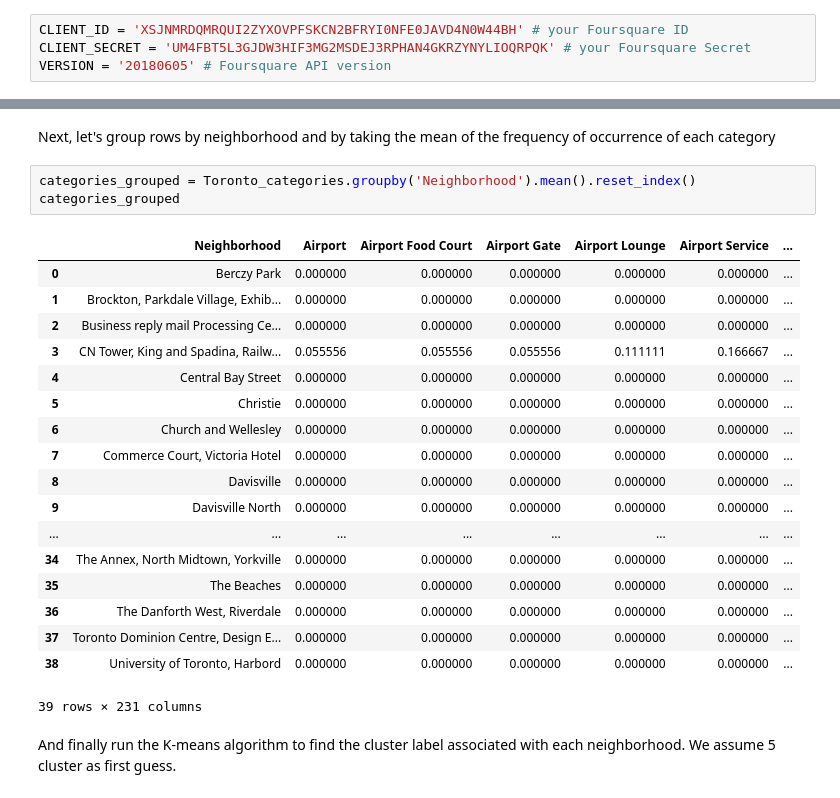
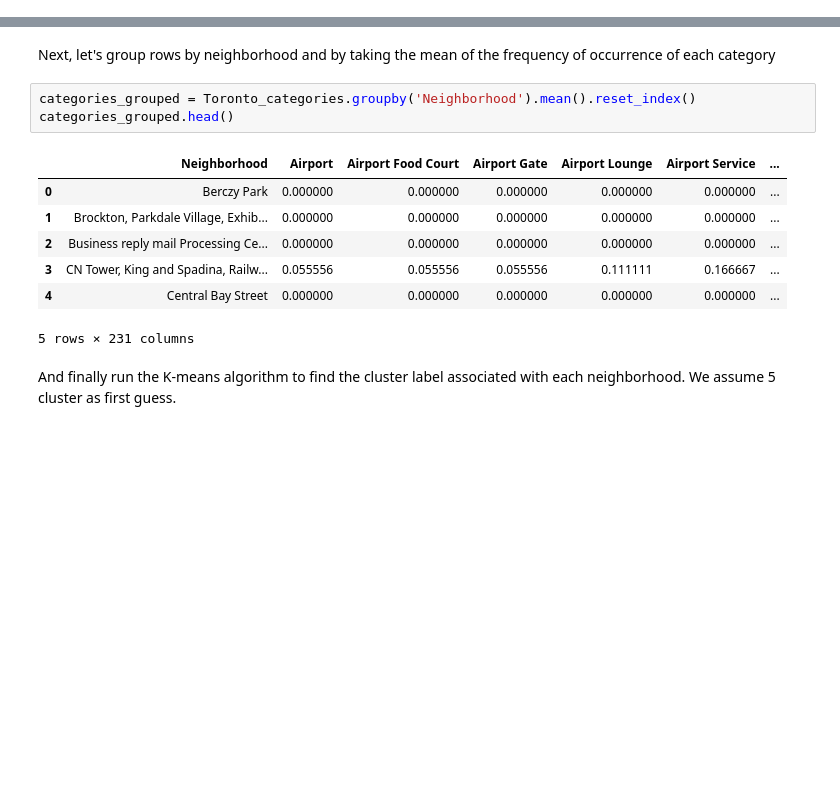
Before and after one commit to lorenzopilotti/Coursera_Capstone, a Jupyter notebook: Capstone Project Notebook.ipynb, the cells around one changed output, grey strips where cells are left out. Saved outputs shown, nothing was run; the diff lists cells and outputs as text; blank space fills up the shorter version.

```diff
--- a/Capstone Project Notebook.ipynb
+++ b/Capstone Project Notebook.ipynb
@@ -231,7 +231,3 @@ map_neighborhoods
 [interactive output not drawn]
 # %% [markdown]
 ID credentials to access the Foursquare database
-# %%
-CLIENT_ID = 'XSJNMRDQMRQUI2ZYXOVPFSKCN2BFRYI0NFE0JAVD4N0W44BH' # your Foursquare ID
-CLIENT_SECRET = 'UM4FBT5L3GJDW3HIF3MG2MSDEJ3RPHAN4GKRZYNYLIOQRPQK' # your Foursquare Secret
-VERSION = '20180605' # Foursquare API version
@@ -342,26 +340,15 @@ print(Toronto_categories.shape)
 Next, let's group rows by neighborhood and by taking the mean of the frequency of occurrence of each category
 # %%
 categories_grouped = Toronto_categories.groupby('Neighborhood').mean().reset_index()
-categories_grouped
+categories_grouped.head()
 # %% [output]
 |  | Neighborhood | Airport | Airport Food Court | Airport Gate | Airport Lounge | Airport Service | ... |
 | 0 | Berczy Park | 0.000000 | 0.000000 | 0.000000 | 0.000000 | 0.000000 | ... |
 | 1 | Brockton, Parkdale Village, Exhib... | 0.000000 | 0.000000 | 0.000000 | 0.000000 | 0.000000 | ... |
 | 2 | Business reply mail Processing Ce... | 0.000000 | 0.000000 | 0.000000 | 0.000000 | 0.000000 | ... |
 | 3 | CN Tower, King and Spadina, Railw... | 0.055556 | 0.055556 | 0.055556 | 0.111111 | 0.166667 | ... |
 | 4 | Central Bay Street | 0.000000 | 0.000000 | 0.000000 | 0.000000 | 0.000000 | ... |
-| 5 | Christie | 0.000000 | 0.000000 | 0.000000 | 0.000000 | 0.000000 | ... |
-| 6 | Church and Wellesley | 0.000000 | 0.000000 | 0.000000 | 0.000000 | 0.000000 | ... |
-| 7 | Commerce Court, Victoria Hotel | 0.000000 | 0.000000 | 0.000000 | 0.000000 | 0.000000 | ... |
-| 8 | Davisville | 0.000000 | 0.000000 | 0.000000 | 0.000000 | 0.000000 | ... |
-| 9 | Davisville North | 0.000000 | 0.000000 | 0.000000 | 0.000000 | 0.000000 | ... |
-| ... | ... | ... | ... | ... | ... | ... | ... |
-| 34 | The Annex, North Midtown, Yorkville | 0.000000 | 0.000000 | 0.000000 | 0.000000 | 0.000000 | ... |
-| 35 | The Beaches | 0.000000 | 0.000000 | 0.000000 | 0.000000 | 0.000000 | ... |
-| 36 | The Danforth West, Riverdale | 0.000000 | 0.000000 | 0.000000 | 0.000000 | 0.000000 | ... |
-| 37 | Toronto Dominion Centre, Design E... | 0.000000 | 0.000000 | 0.000000 | 0.000000 | 0.000000 | ... |
-| 38 | University of Toronto, Harbord | 0.000000 | 0.000000 | 0.000000 | 0.000000 | 0.000000 | ... |
-39 rows × 231 columns
+5 rows × 231 columns
 # %% [markdown]
 And finally run the K-means algorithm to find the cluster label associated with each neighborhood. We assume 5 cluster as first guess.
 # %%
```
Also changed, not shown: parts of 2 cells of this notebook.
